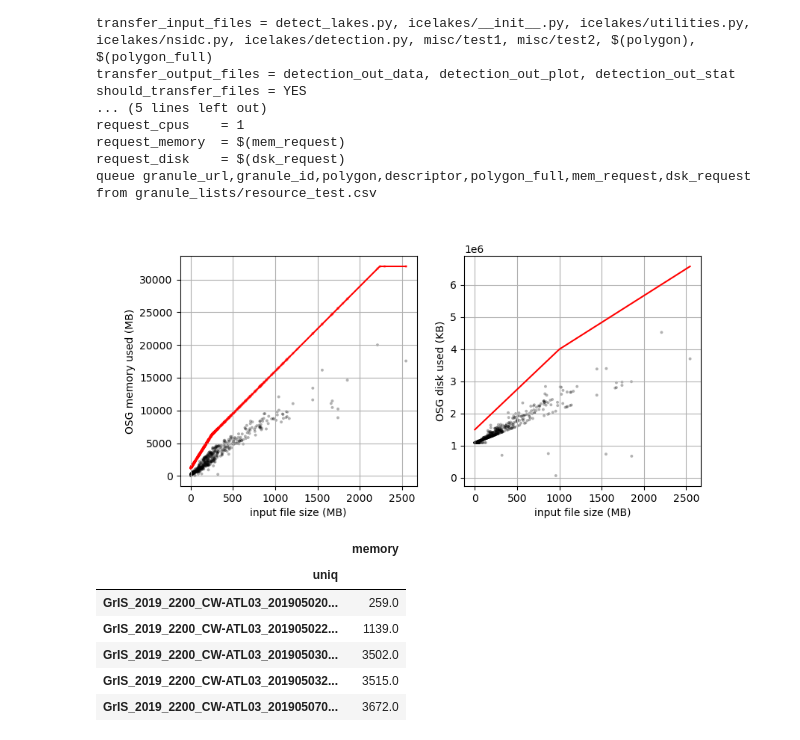
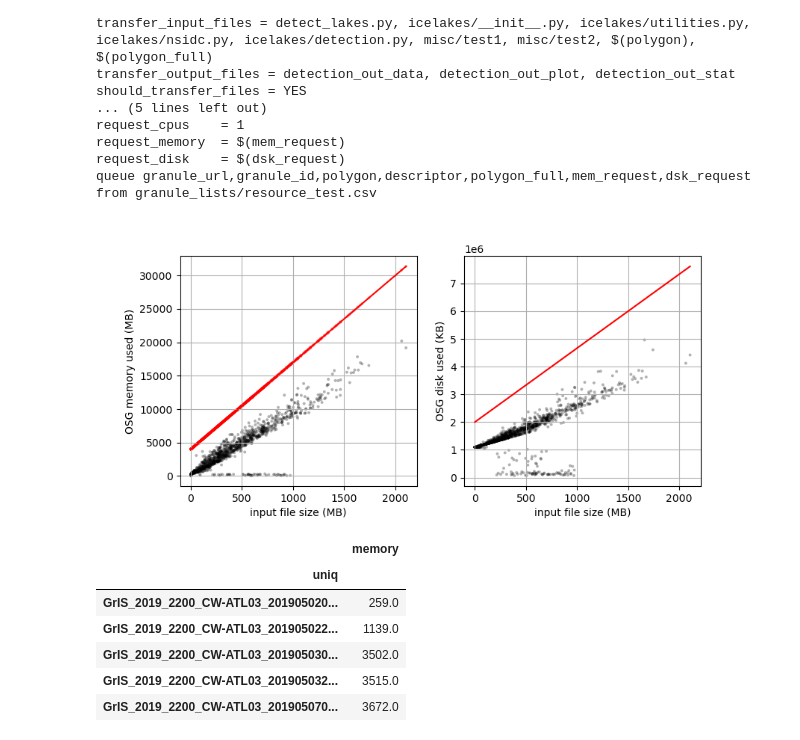
Before and after one commit to fliphilipp/GlacierLakeDetectionICESat2, a Jupyter notebook: request_data_and_make_granule_list.ipynb, the cells around one changed output. Cells and saved outputs as stored; diff of their text form; code cells hidden in the pictures.

```diff
--- a/request_data_and_make_granule_list.ipynb
+++ b/request_data_and_make_granule_list.ipynb
@@ -703,21 +842,12 @@ df_complete = df.iloc[10:14]
 # response = session.get(s.url,auth=(uid,pwd))
 
 def get_request_memory(x):
-    req = 16000
-    if x < 250:
-        req = 1200 + (6300-1200) / 250 * x
-    if x >= 250:
-        req = 6300 + (16000-6300) / (1000 - 250) * (x - 250)
+    req = 4000 + (30000-4000) / 2000 * x
     return '%sMB' % int(np.ceil(np.clip(req, 0, 32000)))
 
 def get_request_disk(x):
-    req = 8000
-    if x < 1000:
-        req = 1.5e6 + (4e6-1.5e6) / 1000 * x
-    if x >= 1000:
-        req = 4e6 + (6.5e6-4e6) / (2500 - 1000) * (x - 1000)
+    req = 2e6 + (6e6-2e6) / 1500 * x
     return '%sKB' % int(np.ceil(np.clip(req, 0, 32e6)))
-
 
 df_list = []
 for i in list(df_complete.index):
@@ -745,8 +875,8 @@ for i in list(df_complete.index):
     df_list.append(thisdf)
 
 df_all = pd.concat(df_list).reset_index(drop=True)
-df_all.to_csv(outdir + 'size_' + outname, header=True, index=False)
-dfout = df_all.drop(columns=['size_mb'])
+df_all.to_csv(outdir + 'request_info_' + outname, header=True, index=False)
+dfout = df_all[['granule_url', 'granule_id', 'polygon', 'descriptor', 'polygon_full', 'size_mb', 'mem_request']]
 dfout.to_csv(outpath, header=False, index=False)
 
 print('\nDataframe with all info:')
@@ -959,7 +1089,7 @@ dfs = pd.read_csv(outdir + 'size_' + outname)
 dfs['uniq'] = dfs.apply(lambda x: x.descriptor + '-' + x.granule_id, axis=1)
 dfs = dfs.set_index('uniq')
 
-dfm = pd.read_csv('resource_stats_memory.csv', names=['raw'])
+dfm = pd.concat((pd.read_csv('resource_stats_memory.csv', names=['raw']), pd.read_csv('resource_stats_memory2.csv', names=['raw']))).reset_index(drop=True)
 def get_used_mem(x):
     words = x.raw[x.raw.find('Memory (MB)          :')+22:].split()
     return int(words[0]) if len(words) == 3 else np.nan
@@ -970,7 +1100,7 @@ dfm['uniq'] = dfm.apply(lambda x: x.descriptor + '-' + x.granule_id, axis=1)
 dfm = dfm.groupby('uniq')[['mem_used_mb']].max()
 dfmm = dfs.join(dfm, how='left')
 
-dfd = pd.read_csv('resource_stats_disk.csv', names=['raw'])
+dfd = pd.concat((pd.read_csv('resource_stats_disk.csv', names=['raw']), pd.read_csv('resource_stats_disk2.csv', names=['raw']))).reset_index(drop=True)
 def get_used_disk(x):
     words = x.raw[x.raw.find('Disk (KB)            :')+22:].split()
     return int(words[0]) if len(words) == 3 else np.nan
@@ -982,49 +1112,41 @@ dfd = dfd.groupby('uniq')[['disk_used_kb']].max()
 dfdm = dfs.join(dfd, how='left')
 
 def get_request_memory(x):
-    req = 16000
-    if x < 250:
-        req = 1200 + (6300-1200) / 250 * x
-    if x >= 250:
-        req = 6300 + (16000-6300) / (1000 - 250) * (x - 250)
+    req = 4000 + (30000-4000) / 2000 * x
     return int(np.ceil(np.clip(req, 0, 32000)))
 
 def get_request_disk(x):
-    req = 8000
-    if x < 1000:
-        req = 1.5e6 + (4e6-1.5e6) / 1000 * x
-    if x >= 1000:
-        req = 4e6 + (6.5e6-4e6) / (2500 - 1000) * (x - 1000)
+    req = 2e6 + (6e6-2e6) / 1500 * x
     return int(np.ceil(np.clip(req, 0, 32e6)))
 
 dfmm['req'] = dfmm.size_mb.apply(get_request_memory)
 dfdm['req'] = dfdm.size_mb.apply(get_request_disk)
 
 
 fig, axs = plt.subplots(ncols=2, figsize=[9,4])
 
 xvals = np.linspace(0, dfs.size_mb.max(), 500)
 req_mem = [get_request_memory(x) for x in xvals]
 req_disk = [get_request_disk(x) for x in xvals]
 
 ax = axs[0]
 ax.scatter(dfmm.size_mb, dfmm.mem_used_mb, s=8, color='k', edgecolors='none', alpha=0.3)
 ax.scatter(dfmm.size_mb, dfmm.req, s=8, color='r', edgecolors='none', alpha=0.3)
 ax.plot(xvals, req_mem, 'r-')
 ax.grid()
 ax.set_xlabel('input file size (MB)')
 ax.set_ylabel('OSG memory used (MB)')
 
 ax = axs[1]
 ax.scatter(dfdm.size_mb, dfdm.disk_used_kb, s=8, color='k', edgecolors='none', alpha=0.3)
 ax.plot(xvals, req_disk, 'r-')
 ax.grid()
 ax.set_xlabel('input file size (MB)')
 ax.set_ylabel('OSG disk used (KB)')
 
-fig.savefig('resource_analysis/resource-usage_plots.jpg',dpi=300)
+fig.savefig('resource_analysis/resource-usage_plots2.jpg',dpi=300)
 # %% [output]
-[figure, old version]
+[figure, new version]
 # %%
 dfm.groupby('uniq')[['memory']].max()
 # %% [output]
```
Also changed, not shown: parts of 4 cells of this notebook, 8 other files.
